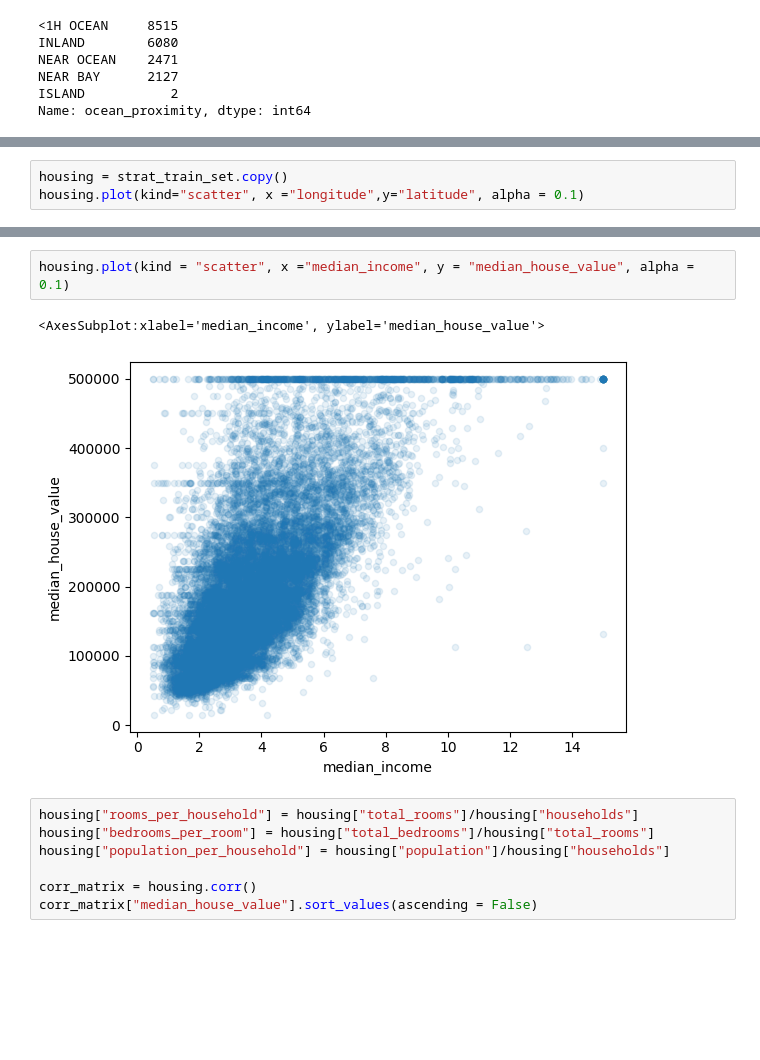
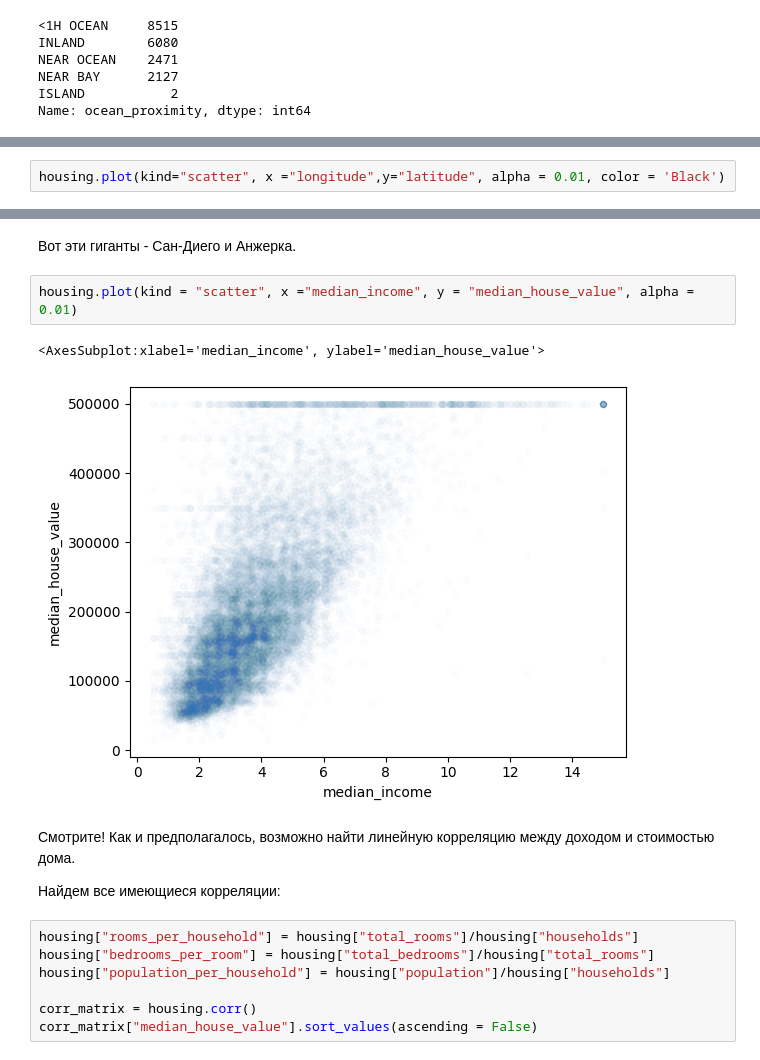
Before and after one commit to LlirikOknessu/MachineLearningCourseLabs, a Jupyter notebook: Sukhov/analysis.ipynb, the cells around one changed output, grey strips where cells are left out. Cells and saved outputs as stored; diff of their text form; blank space fills up the shorter version.

```diff
--- a/Sukhov/analysis.ipynb
+++ b/Sukhov/analysis.ipynb
@@ -80,5 +102,4 @@ Name: income_cat, dtype: float64
 # %%
-housing = strat_train_set.copy()
-housing.plot(kind="scatter", x ="longitude",y="latitude", alpha = 0.1)
+housing.plot(kind="scatter", x ="longitude",y="latitude", alpha = 0.01, color = 'Black')
 # %% [output]
 <AxesSubplot:xlabel='longitude', ylabel='latitude'>
@@ -115,8 +107,14 @@ scatter_matrix(housing[attributes], figsize = (12,8));
+# %% [markdown]
+Вот эти гиганты - Сан-Диего и Анжерка.
 # %%
-housing.plot(kind = "scatter", x ="median_income", y = "median_house_value", alpha = 0.1)
+housing.plot(kind = "scatter", x ="median_income", y = "median_house_value", alpha = 0.01)
 # %% [output]
 <AxesSubplot:xlabel='median_income', ylabel='median_house_value'>
-[figure, old version]
+[figure, new version]
+# %% [markdown]
+Смотрите! Как и предполагалось, возможно найти линейную корреляцию между доходом и стоимостью дома.
+
+Найдем все имеющиеся корреляции:
 # %%
 housing["rooms_per_household"] = housing["total_rooms"]/housing["households"]
 housing["bedrooms_per_room"] = housing["total_bedrooms"]/housing["total_rooms"]
```
Also changed, not shown: parts of 25 cells of this notebook, 12 other files.
